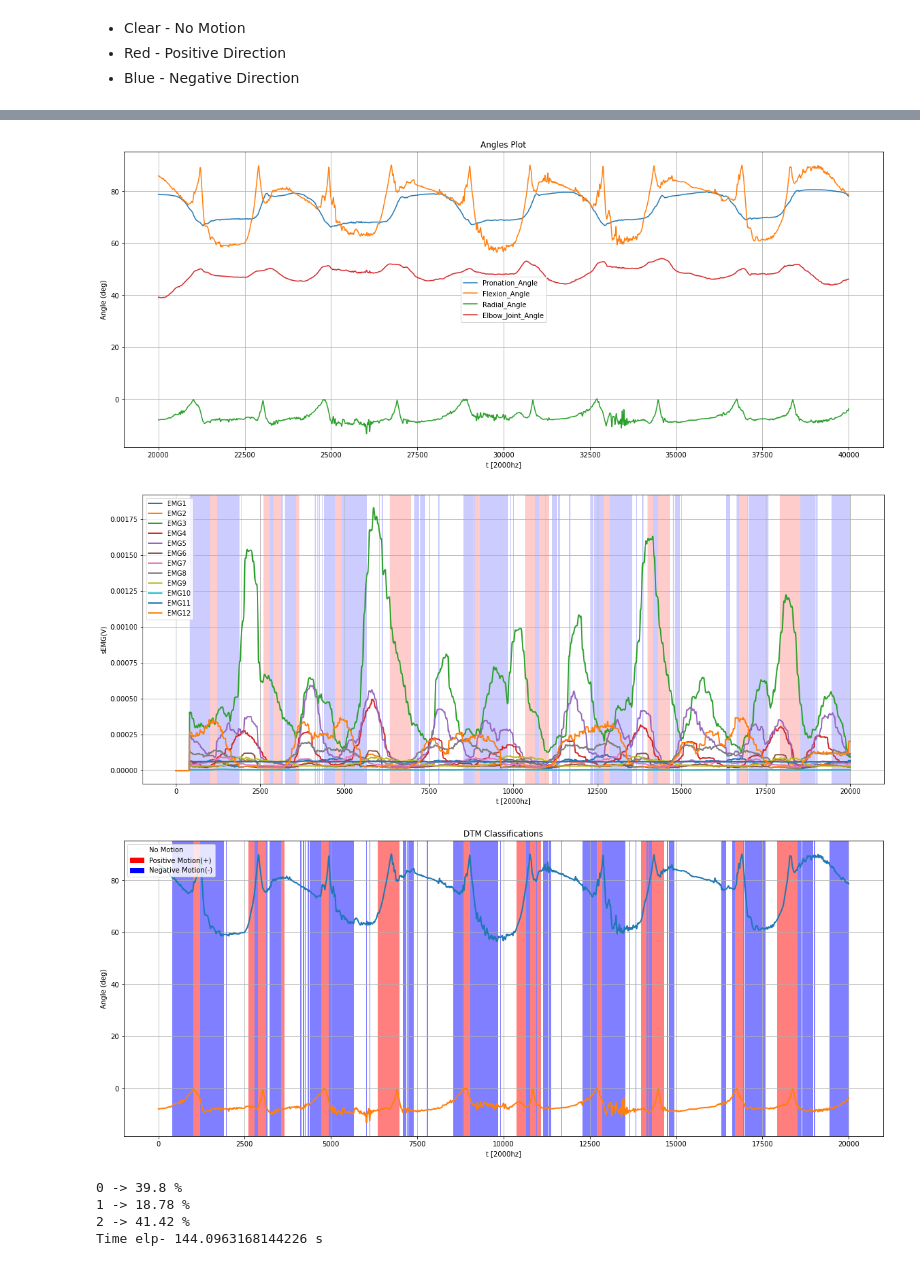
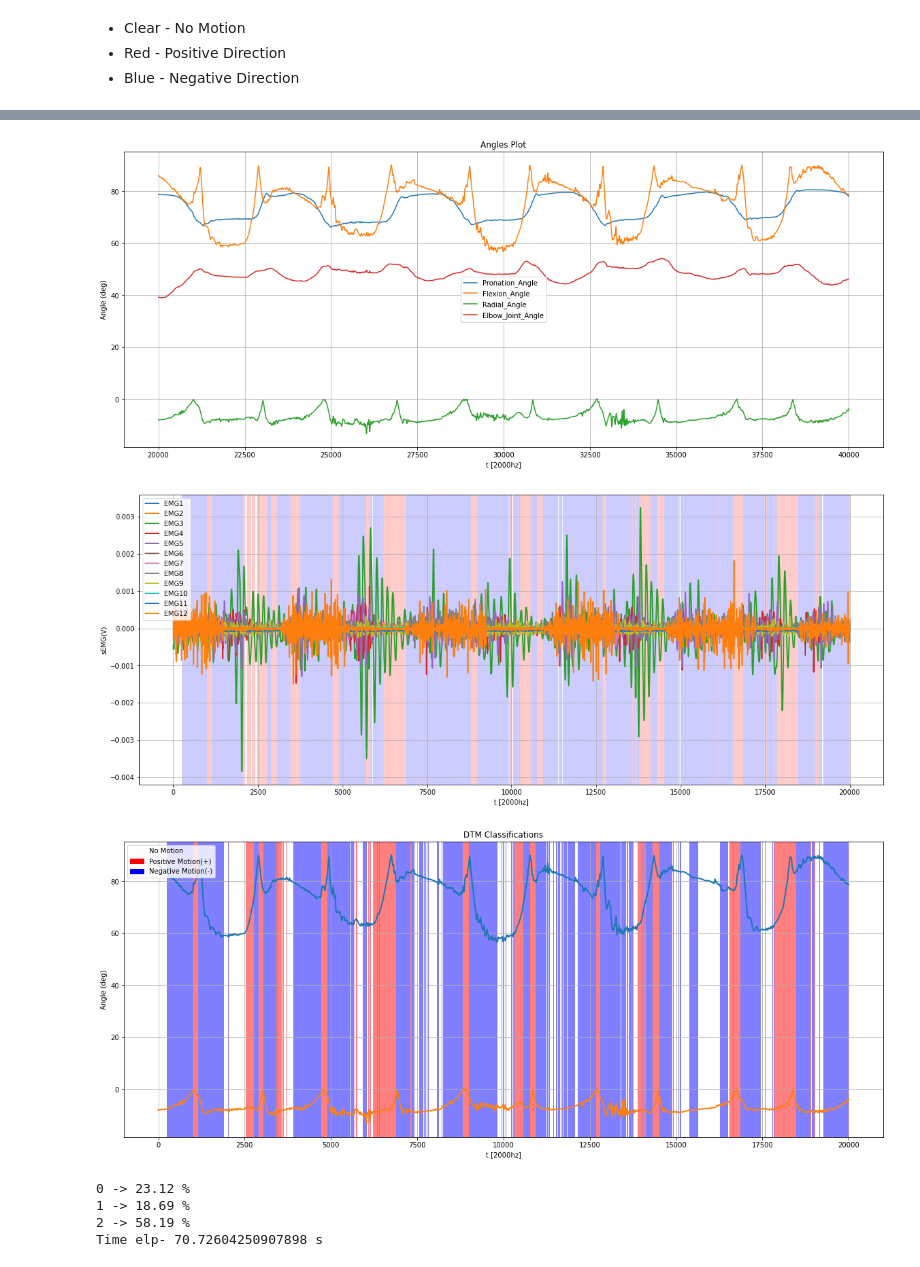
Before and after one commit to fazildgr8/wrist_control_CNN_AWEAR, a Jupyter notebook: wrist_data_analysis.ipynb, the cells around one changed output, grey strips where cells are left out. Cells and saved outputs as stored; diff of their text form; code cells hidden in the pictures.

```diff
--- a/wrist_data_analysis.ipynb
+++ b/wrist_data_analysis.ipynb
@@ -96,7 +96,7 @@ def angles_plot(df,angle_name,window=1000):
 # %%
 def angles_plot_DTM(df,window=1000):
 
-    angle_thresh = 0.008
+    angle_thresh = 0.005
 
     plt.figure(figsize=(20,8))
     plt.grid()
@@ -160,7 +160,7 @@ def emg_label_plot(df,window,typ=1,normalize=False,rms=False):
     plt.axis('on')
 
     if typ==1:
-        angle_thresh = 0.008
+        angle_thresh = 0.001
         angles_flexion = np.array(df['Flexion_Angle'])
         angles_radial = np.array(df['Radial_Angle'])
         for i in range(df.shape[0]-window):
@@ -178,7 +178,7 @@ def emg_label_plot(df,window,typ=1,normalize=False,rms=False):
             else:
                 labels.append(2)
     else:
-        angle_thresh = 0.001
+        angle_thresh = 0.005
         angles = np.array(df['Pronation_Angle'])
         for i in range(df.shape[0]-window):
             j = i + window
@@ -275,5 +275,5 @@ Screw = pd.read_csv(file,index_col=0)
 - Red - Positive Direction
 - Blue - Negative Direction
 # %%
-compartive_label_plot(Hammer,400,frames=(20000,40000),typ=1,emg_norm=False,rms=True)
+compartive_label_plot(Hammer,250,frames=(20000,40000),typ=1,emg_norm=False,rms=False)
 # %% [output]
@@ -290,8 +280,8 @@ See the caveats in the documentation: https://pandas.pydata.org/pandas-docs/stab
 [figure]
-[figure, old version]
+[figure, new version]
-[figure, old version]
+[figure, new version]
-0 -> 39.8 %
-1 -> 18.78 %
-2 -> 41.42 %
-Time elp- 144.0963168144226 s
+0 -> 23.12 %
+1 -> 18.69 %
+2 -> 58.19 %
+Time elp- 70.72604250907898 s
 # %%
```
Also changed, not shown: parts of 2 cells of this notebook, 28 other files.
